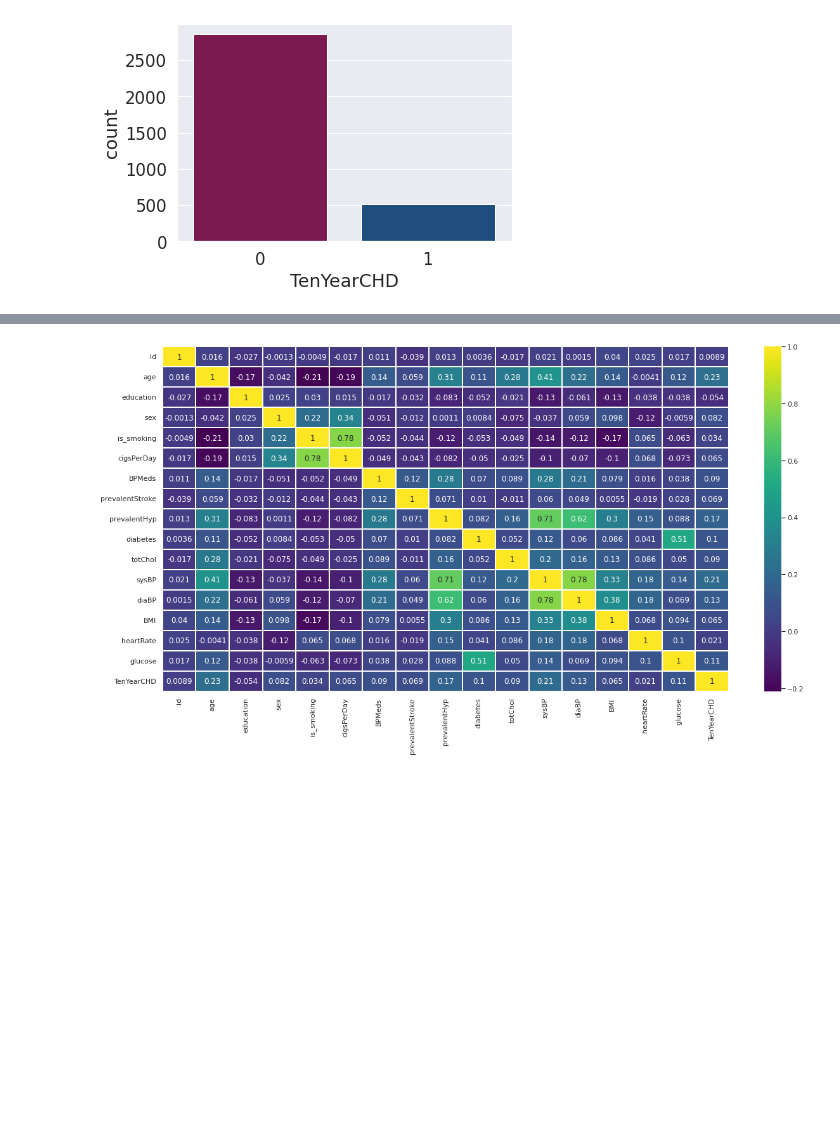
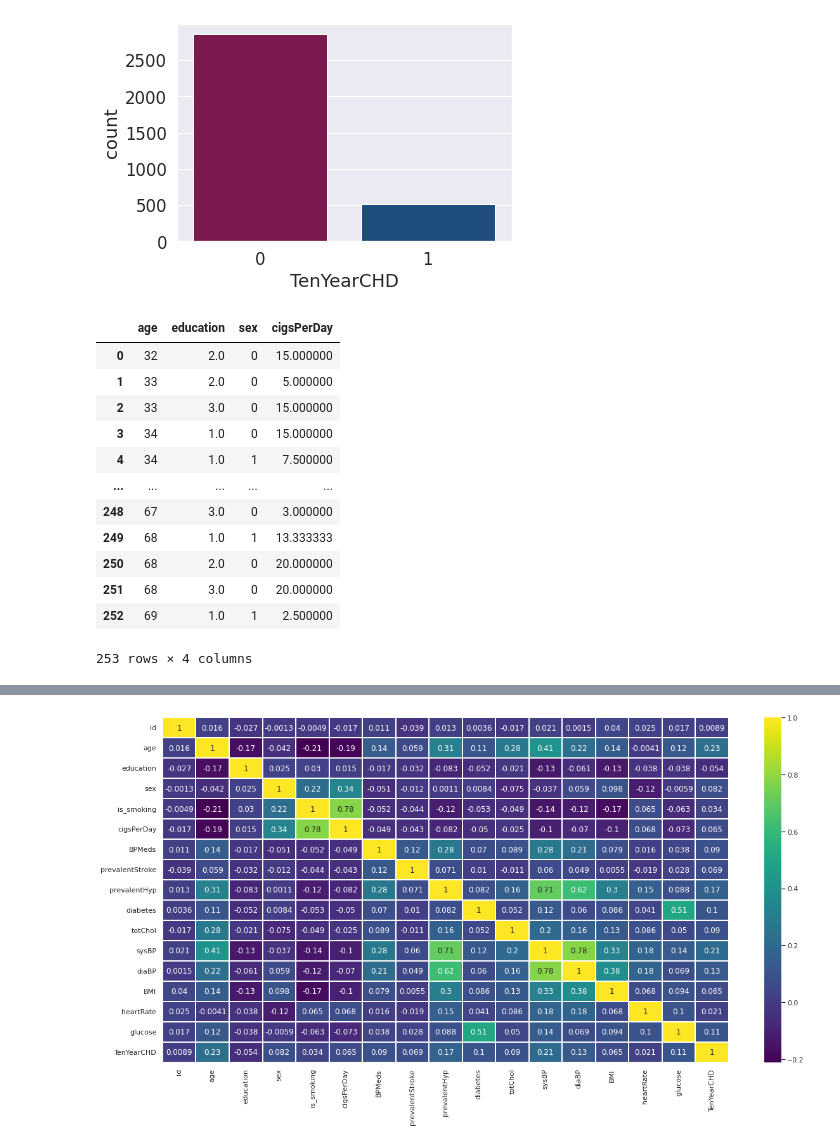
Before and after one commit to SethupathyM/Cardiovascular_Risk_Prediction, a Jupyter notebook: Cardiovascular_Risk_Prediction.ipynb, the cells around one changed output, grey strips where cells are left out. Drawn from its saved outputs; the diff is of its cells as text; code cells hidden in the pictures; blank space fills up the shorter version.

```diff
--- a/Cardiovascular_Risk_Prediction.ipynb
+++ b/Cardiovascular_Risk_Prediction.ipynb
@@ -293,3 +293,21 @@ sns.countplot(data = df, x = 'TenYearCHD',palette= color[i[0]])
 # %% [output]
 <matplotlib.axes._subplots.AxesSubplot at 0x...>
 [figure]
+# %%
+# df['age'].groupby('Cigarette per day').agg({col:'mean'})
+df_line_plot = df[df['is_smoking']==1].groupby(['age','education','sex']).agg({'cigsPerDay':'mean'}).reset_index()
+df_line_plot
+# %% [output]
+|  | age | education | sex | cigsPerDay |
+| 0 | 32 | 2.0 | 0 | 15.000000 |
+| 1 | 33 | 2.0 | 0 | 5.000000 |
+| 2 | 33 | 3.0 | 0 | 15.000000 |
+| 3 | 34 | 1.0 | 0 | 15.000000 |
+| 4 | 34 | 1.0 | 1 | 7.500000 |
+| ... | ... | ... | ... | ... |
+| 248 | 67 | 3.0 | 0 | 3.000000 |
+| 249 | 68 | 1.0 | 1 | 13.333333 |
+| 250 | 68 | 2.0 | 0 | 20.000000 |
+| 251 | 68 | 3.0 | 0 | 20.000000 |
+| 252 | 69 | 1.0 | 1 | 2.500000 |
+253 rows × 4 columns
```
Also changed, not shown: parts of 7 cells of this notebook.
